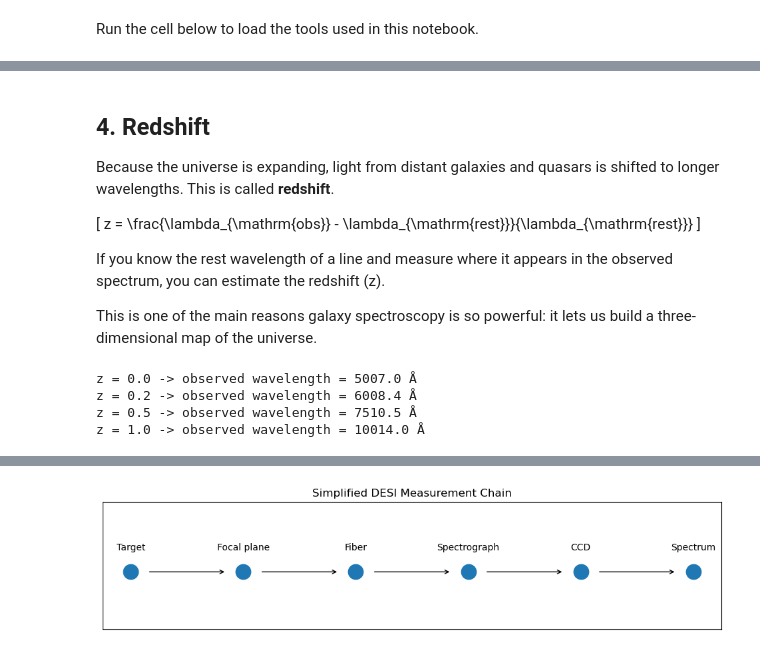
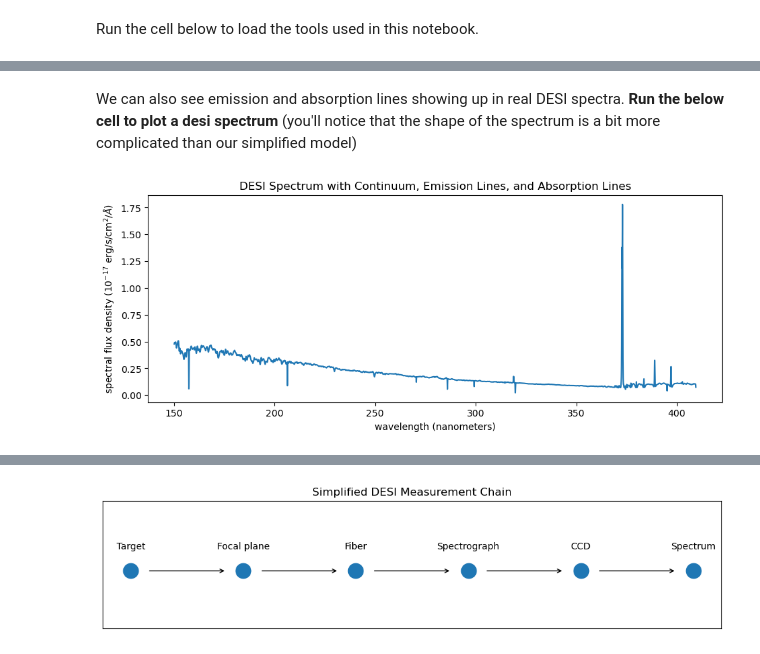
Before and after one commit to DESIHIGH/desihigh, a Jupyter notebook: notebooks/English/exercises/GalaxySpectra.ipynb, the cells around one changed output, grey strips where cells are left out. Drawn from its saved outputs; the diff is of its cells as text; code cells hidden in the pictures.

```diff
--- a/notebooks/English/exercises/GalaxySpectra.ipynb
+++ b/notebooks/English/exercises/GalaxySpectra.ipynb
@@ -160,27 +142,16 @@ plt.show()
-# %% [markdown]
-
-## 4. Redshift
-
-Because the universe is expanding, light from distant galaxies and quasars is shifted to longer wavelengths. This is called **redshift**.
-
-\[
-z = \frac{\lambda_{\mathrm{obs}} - \lambda_{\mathrm{rest}}}{\lambda_{\mathrm{rest}}}
-\]
-
-If you know the rest wavelength of a line and measure where it appears in the observed spectrum, you can estimate the redshift \(z\).
-
-This is one of the main reasons galaxy spectroscopy is so powerful: it lets us build a three-dimensional map of the universe.
-# %%
-
-rest_line = 5007  # [O III] in Angstrom
-for z in [0.0, 0.2, 0.5, 1.0]:
-    observed = rest_line * (1 + z)
-    print(f"z = {z:.1f} -> observed wavelength = {observed:.1f} Å")
-# %% [output]
-z = 0.0 -> observed wavelength = 5007.0 Å
-z = 0.2 -> observed wavelength = 6008.4 Å
-z = 0.5 -> observed wavelength = 7510.5 Å
-z = 1.0 -> observed wavelength = 10014.0 Å
+# %% [markdown]
+We can also see emission and absorption lines showing up in real DESI spectra. **Run the below cell to plot a desi spectrum** (you'll notice that the shape of the spectrum is a bit more complicated than our simplified model)
+# %%
+spectrum_fit = Table.read('/global/homes/h/hrincon/code/desihigh/data/target_39633374838524834_redrock_model_data.txt', format = 'ascii.commented_header',header_start = 1,data_start=3,guess=False,fast_reader=False)
+plt.figure(figsize=(11, 4))
+# The factor over 0.1 converts from units of angstroms to nanometers
+plt.plot(spectrum_fit['wave_A']*0.1, spectrum_fit['flux'])
+plt.xlabel("wavelength (nanometers)")
+plt.ylabel(r"spectral flux density ($10^{-17}$ erg/s/cm$^2$/$\AA$)")
+plt.title("DESI Spectrum with Continuum, Emission Lines, and Absorption Lines")
+plt.show()
+# %% [output]
+[figure, added]
 # %% [markdown]
 
 ## 5. How DESI measures spectra
```
Also changed, not shown: parts of 11 cells of this notebook, 17 other files.
